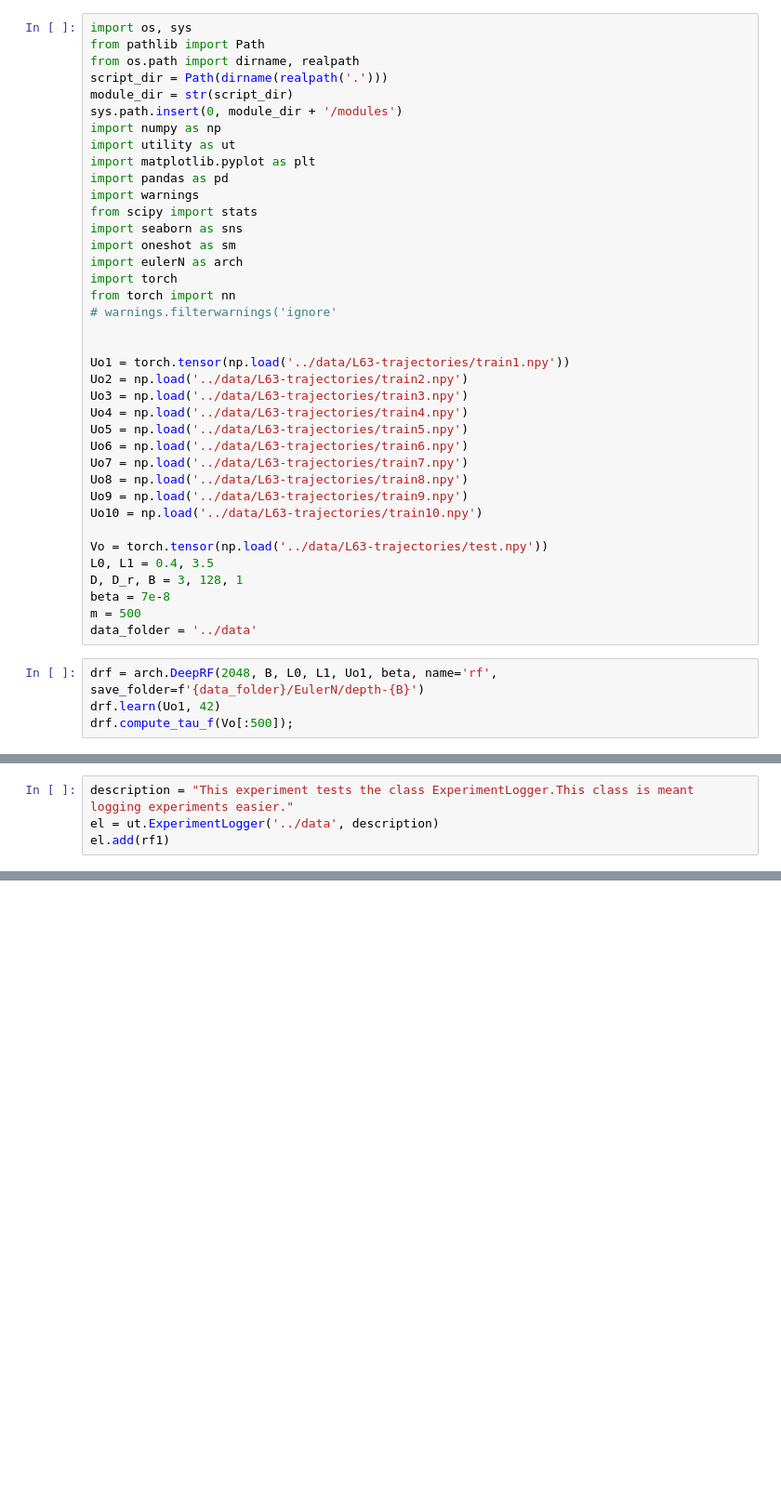
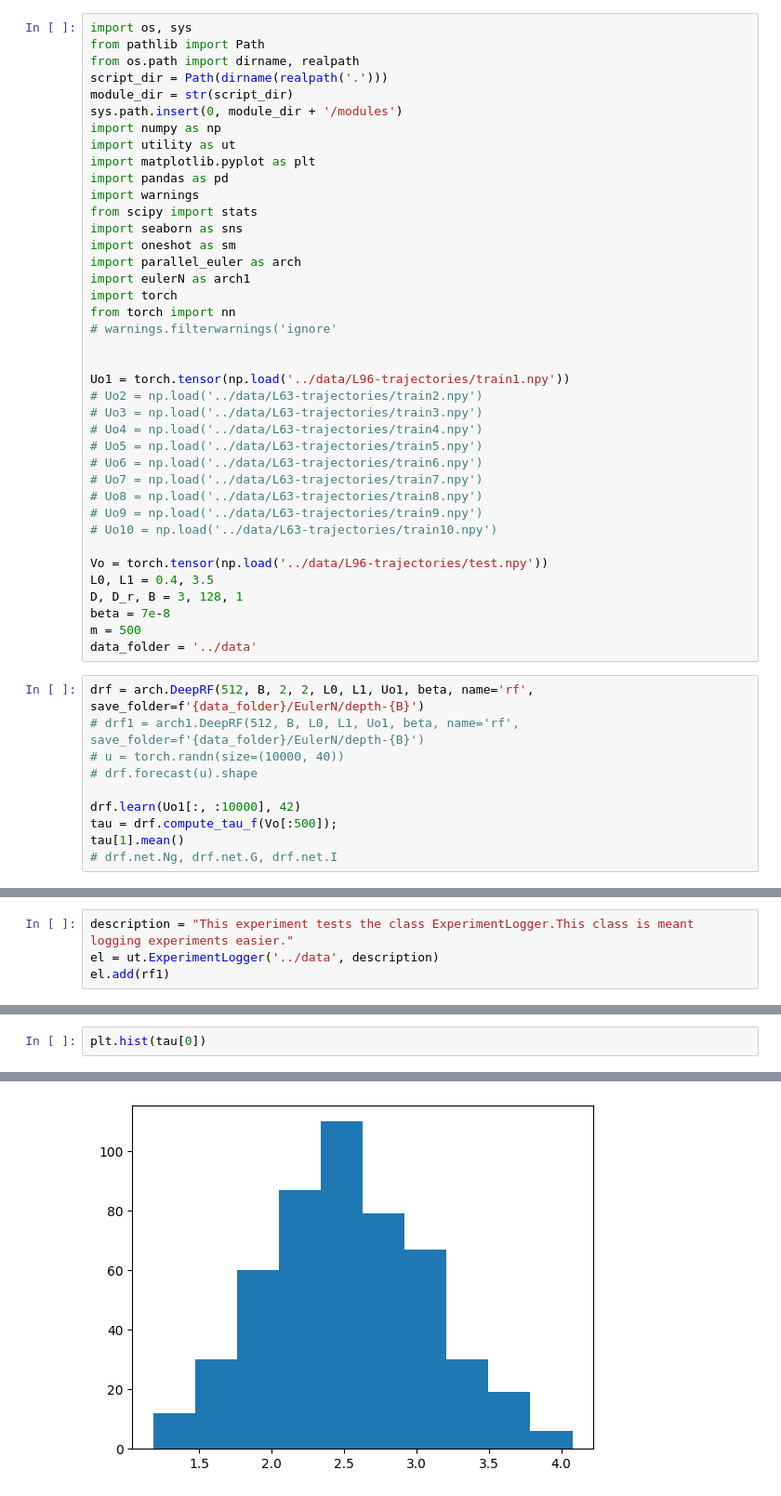
Before and after one commit to pinakm9/deeprf, a Jupyter notebook: notebooks/test.ipynb, the cells around one changed output, grey strips where cells are left out. Shown at 93% size. Saved outputs shown, nothing was run; the diff lists cells and outputs as text; blank space fills up the shorter version.

Commit message:
parallel_euler

```diff
--- a/notebooks/test.ipynb
+++ b/notebooks/test.ipynb
@@ -13,31 +13,38 @@ import warnings
 from scipy import stats
 import seaborn as sns
 import oneshot as sm
-import eulerN as arch
+import parallel_euler as arch
+import eulerN as arch1
 import torch
 from torch import nn
 # warnings.filterwarnings('ignore'
 
 
-Uo1 = torch.tensor(np.load('../data/L63-trajectories/train1.npy'))
-Uo2 = np.load('../data/L63-trajectories/train2.npy')
-Uo3 = np.load('../data/L63-trajectories/train3.npy')
-Uo4 = np.load('../data/L63-trajectories/train4.npy')
-Uo5 = np.load('../data/L63-trajectories/train5.npy')
-Uo6 = np.load('../data/L63-trajectories/train6.npy')
-Uo7 = np.load('../data/L63-trajectories/train7.npy')
-Uo8 = np.load('../data/L63-trajectories/train8.npy')
-Uo9 = np.load('../data/L63-trajectories/train9.npy')
-Uo10 = np.load('../data/L63-trajectories/train10.npy')
+Uo1 = torch.tensor(np.load('../data/L96-trajectories/train1.npy'))
+# Uo2 = np.load('../data/L63-trajectories/train2.npy')
+# Uo3 = np.load('../data/L63-trajectories/train3.npy')
+# Uo4 = np.load('../data/L63-trajectories/train4.npy')
+# Uo5 = np.load('../data/L63-trajectories/train5.npy')
+# Uo6 = np.load('../data/L63-trajectories/train6.npy')
+# Uo7 = np.load('../data/L63-trajectories/train7.npy')
+# Uo8 = np.load('../data/L63-trajectories/train8.npy')
+# Uo9 = np.load('../data/L63-trajectories/train9.npy')
+# Uo10 = np.load('../data/L63-trajectories/train10.npy')
 
-Vo = torch.tensor(np.load('../data/L63-trajectories/test.npy'))
+Vo = torch.tensor(np.load('../data/L96-trajectories/test.npy'))
 L0, L1 = 0.4, 3.5
 D, D_r, B = 3, 128, 1
 beta = 7e-8
 m = 500
 data_folder = '../data'
 # %%
-drf = arch.DeepRF(2048, B, L0, L1, Uo1, beta, name='rf', save_folder=f'{data_folder}/EulerN/depth-{B}')
-drf.learn(Uo1, 42)
-drf.compute_tau_f(Vo[:500]);
+drf = arch.DeepRF(512, B, 2, 2, L0, L1, Uo1, beta, name='rf', save_folder=f'{data_folder}/EulerN/depth-{B}')
+# drf1 = arch1.DeepRF(512, B, L0, L1, Uo1, beta, name='rf', save_folder=f'{data_folder}/EulerN/depth-{B}')
+# u = torch.randn(size=(10000, 40))
+# drf.forecast(u).shape
+
+drf.learn(Uo1[:, :10000], 42)
+tau = drf.compute_tau_f(Vo[:500]);
+tau[1].mean()
+# drf.net.Ng, drf.net.G, drf.net.I
 # %% [output]
@@ -122,0 +202,3 @@ tensor([[[-3.5993,  1.3222, -0.5173,  ...,  0.4573,  2.8793, -1.0779],
+# %%
+plt.hist(tau[0])
+# %% [output]
@@ -122,0 +209 @@ tensor([[[-3.5993,  1.3222, -0.5173,  ...,  0.4573,  2.8793, -1.0779],
+[figure, added]
```
Also changed, not shown: parts of 11 cells of this notebook, 7 other files.
